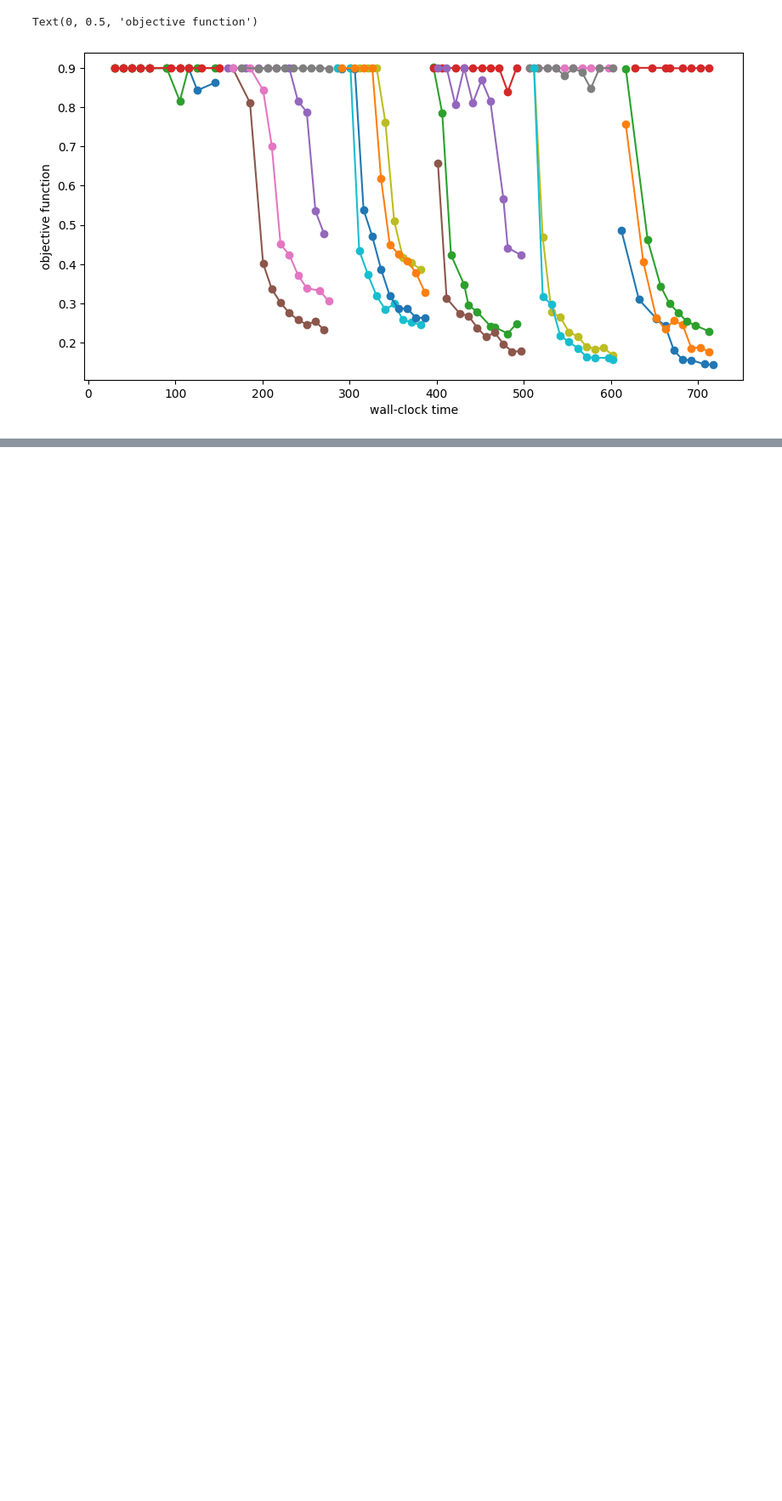
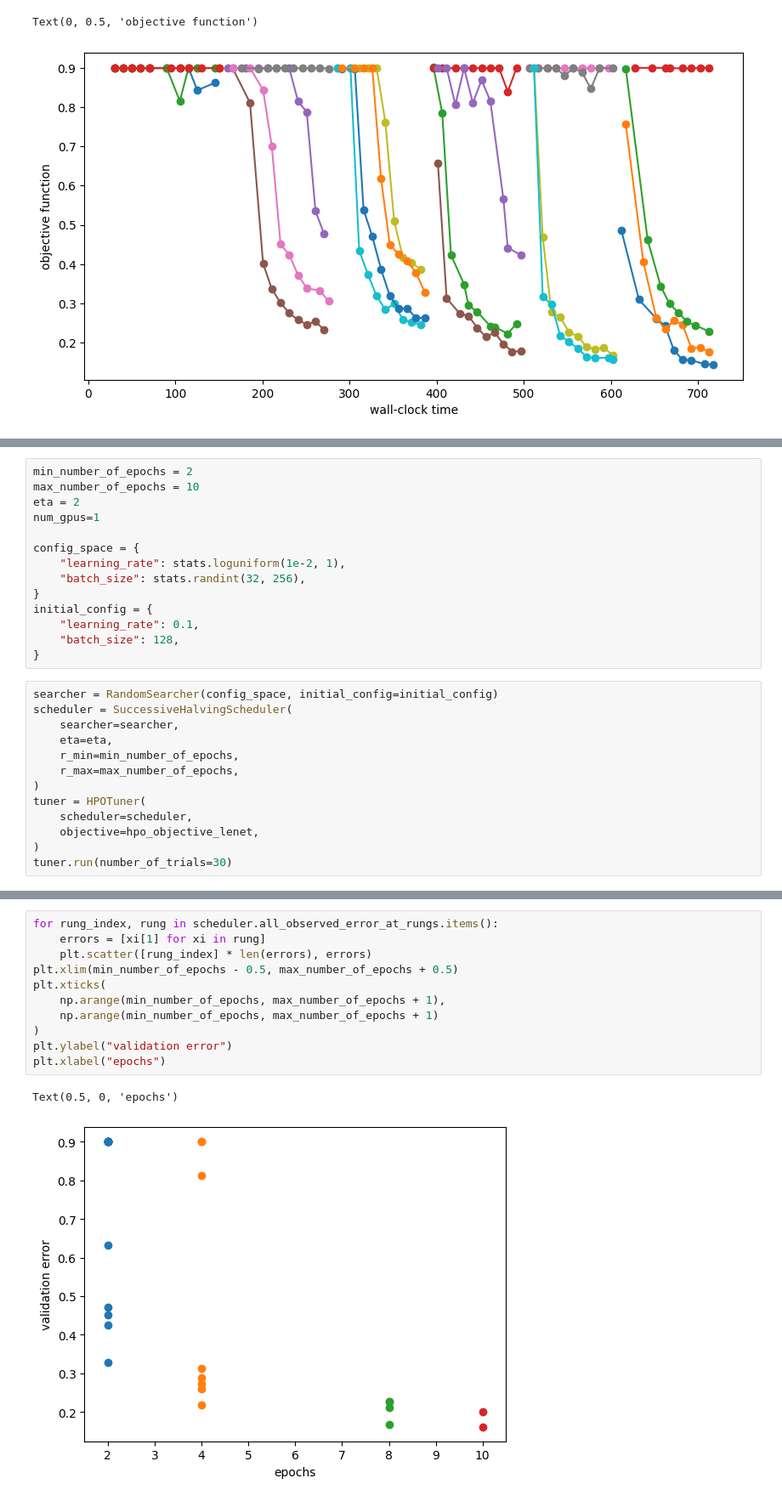
Before and after one commit to ishaanpaul98/Deep-Learning, a Jupyter notebook: Hyperparameter Optimization/hpo.ipynb, the cells around one changed output, grey strips where cells are left out. Shown at 85% size. Drawn from its saved outputs; the diff is of its cells as text; blank space fills up the shorter version.

Commit message:
Completed ASHA implementation
Completed Asynchronous Scheduled Halving Algorithm implementation

```diff
--- a/Hyperparameter Optimization/hpo.ipynb
+++ b/Hyperparameter Optimization/hpo.ipynb
@@ -801,0 +870,27 @@ Text(0, 0.5, 'objective function')
+# %%
+min_number_of_epochs = 2
+max_number_of_epochs = 10
+eta = 2
+num_gpus=1
+
+config_space = {
+    "learning_rate": stats.loguniform(1e-2, 1),
+    "batch_size": stats.randint(32, 256),
+}
+initial_config = {
+    "learning_rate": 0.1,
+    "batch_size": 128,
+}
+# %%
+searcher = RandomSearcher(config_space, initial_config=initial_config)
+scheduler = SuccessiveHalvingScheduler(
+    searcher=searcher,
+    eta=eta,
+    r_min=min_number_of_epochs,
+    r_max=max_number_of_epochs,
+)
+tuner = HPOTuner(
+    scheduler=scheduler,
+    objective=hpo_objective_lenet,
+)
+tuner.run(number_of_trials=30)
@@ -801,0 +915,14 @@ Text(0, 0.5, 'objective function')
+# %%
+for rung_index, rung in scheduler.all_observed_error_at_rungs.items():
+    errors = [xi[1] for xi in rung]
+    plt.scatter([rung_index] * len(errors), errors)
+plt.xlim(min_number_of_epochs - 0.5, max_number_of_epochs + 0.5)
+plt.xticks(
+    np.arange(min_number_of_epochs, max_number_of_epochs + 1),
+    np.arange(min_number_of_epochs, max_number_of_epochs + 1)
+)
+plt.ylabel("validation error")
+plt.xlabel("epochs")
+# %% [output]
+Text(0.5, 0, 'epochs')
+[figure, added]
```
Also changed, not shown: parts of 13 cells of this notebook.
